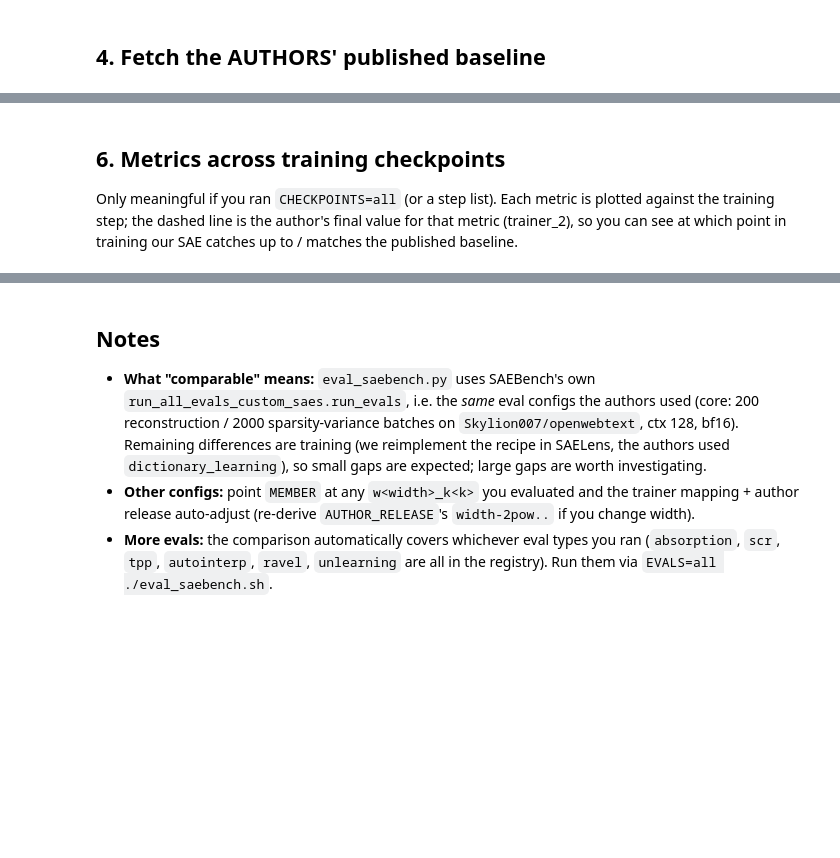
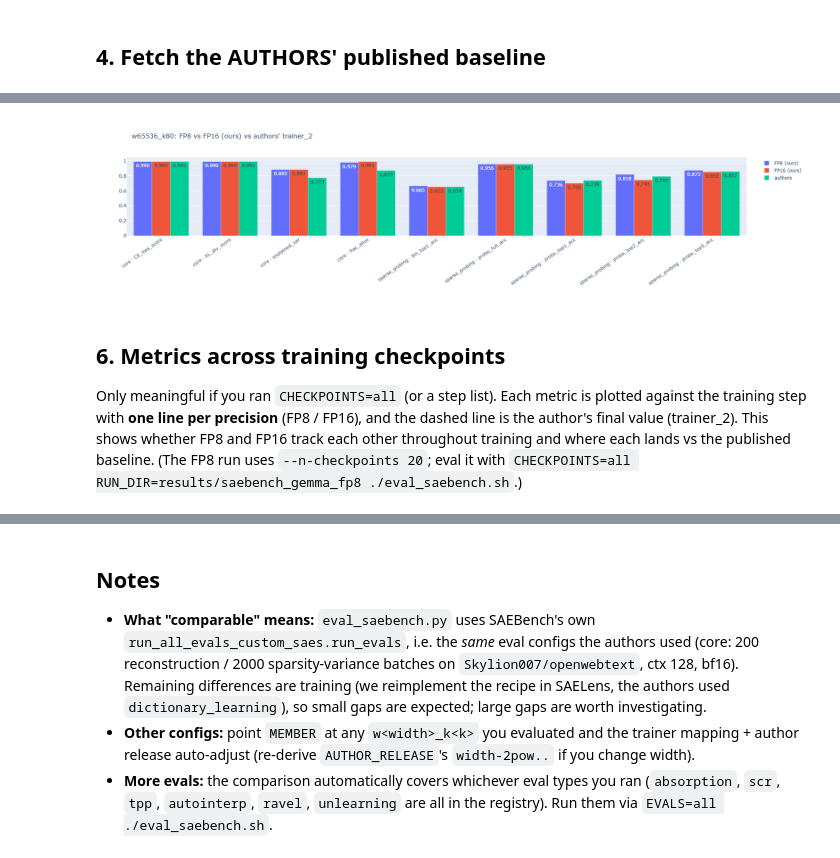
Before and after one commit to smerrill-amd/efficient_sae, a Jupyter notebook: notebooks/saebench_compare.ipynb, the cells around one changed output, grey strips where cells are left out. Drawn from its saved outputs; the diff is of its cells as text; code cells hidden in the pictures; blank space fills up the shorter version.

```diff
--- a/notebooks/saebench_compare.ipynb
+++ b/notebooks/saebench_compare.ipynb
@@ -246,26 +359,29 @@ comparison
 # %%
-# Grouped bar: ours vs authors for every shared metric (excludes L0, different scale).
+# Grouped bar: every source (FP8, FP16, authors) per shared metric (L0 excluded — different scale).
+source_cols = [c for c in [*prec_cols, "authors"] if c in comparison.columns]
 plot_df = comparison.reset_index()
-plot_df = plot_df[(plot_df["metric"] != "L0") & plot_df["authors"].notna() & plot_df["ours"].notna()]
-if not plot_df.empty:
-    melted = plot_df.melt(
-        id_vars=["eval_type", "metric"], value_vars=["ours", "authors"],
-        var_name="source", value_name="value",
-    )
+plot_df = plot_df[plot_df["metric"] != "L0"]
+melted = plot_df.melt(id_vars=["eval_type", "metric"], value_vars=source_cols,
+                      var_name="source", value_name="value").dropna(subset=["value"])
+if not melted.empty:
     melted["label"] = melted["eval_type"] + " · " + melted["metric"]
     fig = px.bar(melted, x="label", y="value", color="source", barmode="group",
-                 title=f"{MEMBER} (ours, step {final_step:,}) vs authors' trainer_{trainer}",
+                 title=f"{MEMBER}: FP8 vs FP16 (ours) vs authors' trainer_{trainer}",
                  text_auto=".3f")
-    fig.update_layout(height=460, width=1000, xaxis_title="", yaxis_title="",
+    fig.update_layout(height=470, width=1050, xaxis_title="", yaxis_title="",
                       xaxis_tickangle=-35, legend_title="")
     fig.show()
 else:
-    print("No overlapping metrics to plot (did the author fetch succeed?).")
+    print("No overlapping metrics to plot (did the author fetch / eval loads succeed?).")
+# %% [output]
+[figure, added]
 # %% [markdown]
 ## 6. Metrics across training checkpoints
 
 Only meaningful if you ran `CHECKPOINTS=all` (or a step list). Each metric is
-plotted against the training step; the dashed line is the author's final value
-for that metric (trainer_2), so you can see at which point in training our SAE
-catches up to / matches the published baseline.
+plotted against the training step with **one line per precision** (FP8 / FP16),
+and the dashed line is the author's final value (trainer_2). This shows whether
+FP8 and FP16 track each other throughout training and where each lands vs the
+published baseline. (The FP8 run uses `--n-checkpoints 20`; eval it with
+`CHECKPOINTS=all RUN_DIR=results/saebench_gemma_fp8 ./eval_saebench.sh`.)
 # %%
```
Also changed, not shown: parts of 6 cells of this notebook, 2 other files.
